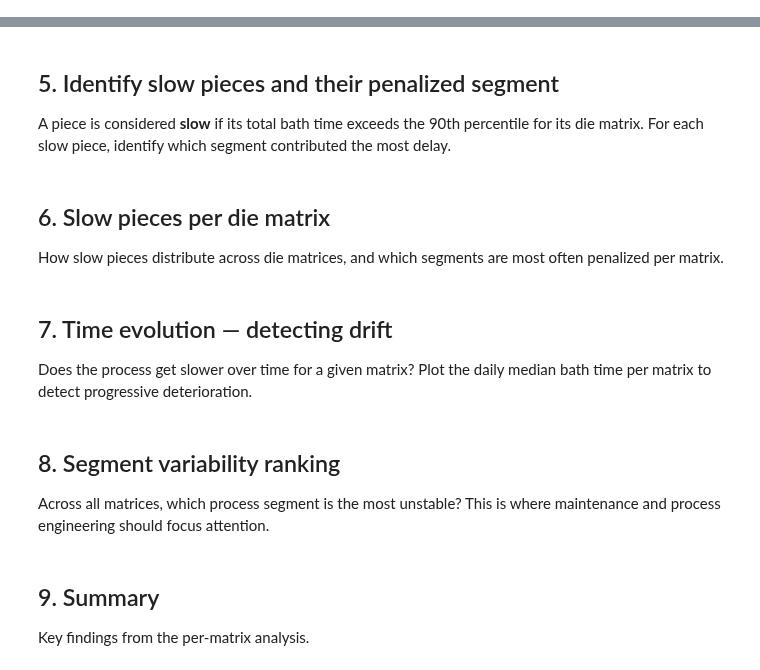
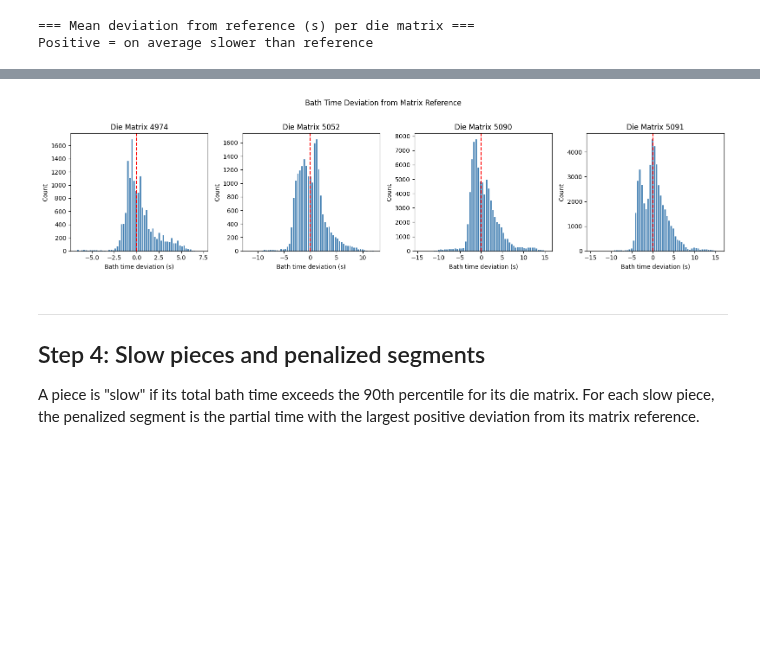
Before and after one commit to baranerdogan11/baranerdogan-caws-final-project, a Jupyter notebook: notebooks/04_analyze_per_matrix.ipynb, the cells around one changed output, grey strips where cells are left out. Saved outputs shown, nothing was run; the diff lists cells and outputs as text; code cells hidden in the pictures; blank space fills up the shorter version.

```diff
--- a/notebooks/04_analyze_per_matrix.ipynb
+++ b/notebooks/04_analyze_per_matrix.ipynb
@@ -36,0 +165,29 @@ For each piece, compute the deviation from its die matrix reference at each stag
+# %%
+# Compute deviations
+for col in available_partial:
+    dev_col = col.replace('partial_', 'dev_')
+    df[dev_col] = df.groupby('die_matrix')[col].transform(lambda x: x - x.median())
+
+dev_cols = [c for c in df.columns if c.startswith('dev_')]
+
+print("=== Mean deviation from reference (s) per die matrix ===")
+print("Positive = on average slower than reference")
+display(df.groupby('die_matrix')[dev_cols].mean().round(3))
+
+# Distribution of bath time deviation
+fig, axes = plt.subplots(1, len(matrices), figsize=(16, 4), sharey=False)
+for ax, matrix in zip(axes, matrices):
+    group = df[df['die_matrix'] == matrix]
+    bath_dev = group['lifetime_bath_s'] - group['lifetime_bath_s'].median()
+    ax.hist(bath_dev.dropna(), bins=60, color='steelblue', edgecolor='white')
+    ax.axvline(0, color='red', linestyle='--', linewidth=1.5, label='Reference')
+    ax.set_title(f'Die Matrix {int(matrix)}')
+    ax.set_xlabel('Bath time deviation (s)')
+    ax.set_ylabel('Count')
+
+plt.suptitle('Bath Time Deviation from Matrix Reference', y=1.02)
+plt.tight_layout()
+plt.show()
+# %% [output]
+=== Mean deviation from reference (s) per die matrix ===
+Positive = on average slower than reference
@@ -37,4 +200,6 @@ For each piece, compute the deviation from its die matrix reference at each stag
+[figure, added]
 # %% [markdown]
-## 5. Identify slow pieces and their penalized segment
+---
+## Step 4: Slow pieces and penalized segments
 
-A piece is considered **slow** if its total bath time exceeds the 90th percentile for its die matrix. For each slow piece, identify which segment contributed the most delay.
+A piece is "slow" if its total bath time exceeds the 90th percentile for its die matrix. For each slow piece, the penalized segment is the partial time with the largest positive deviation from its matrix reference.
@@ -43,4 +205,0 @@ A piece is considered **slow** if its total bath time exceeds the 90th percentil
-# %% [markdown]
-## 6. Slow pieces per die matrix
-
-How slow pieces distribute across die matrices, and which segments are most often penalized per matrix.
@@ -49,4 +205,0 @@ How slow pieces distribute across die matrices, and which segments are most ofte
-# %% [markdown]
-## 7. Time evolution — detecting drift
-
-Does the process get slower over time for a given matrix? Plot the daily median bath time per matrix to detect progressive deterioration.
@@ -55,4 +205,0 @@ Does the process get slower over time for a given matrix? Plot the daily median
-# %% [markdown]
-## 8. Segment variability ranking
-
-Across all matrices, which process segment is the most unstable? This is where maintenance and process engineering should focus attention.
@@ -61,4 +205,0 @@ Across all matrices, which process segment is the most unstable? This is where m
-# %% [markdown]
-## 9. Summary
-
-Key findings from the per-matrix analysis.
```
Also changed, not shown: parts of 28 cells of this notebook.
